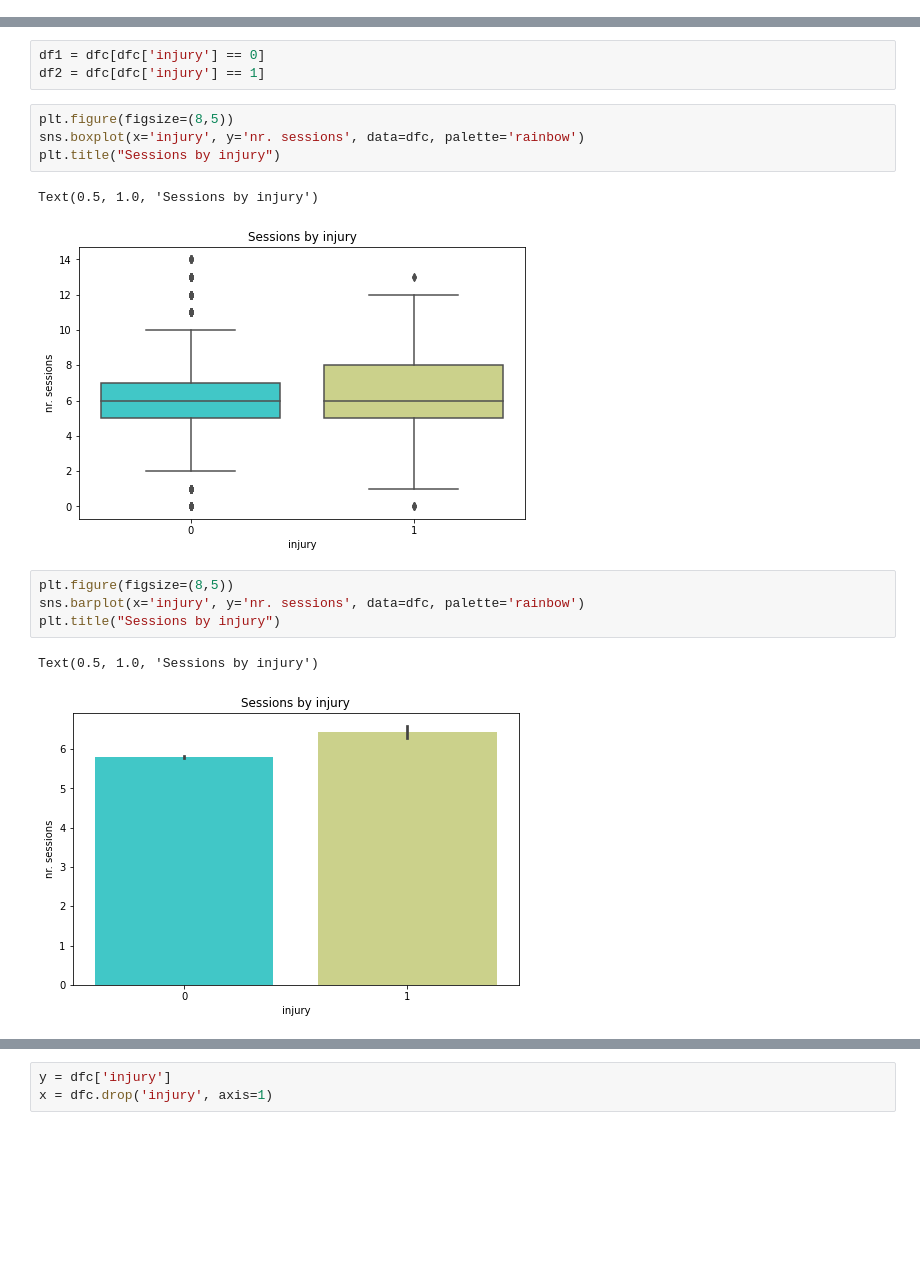
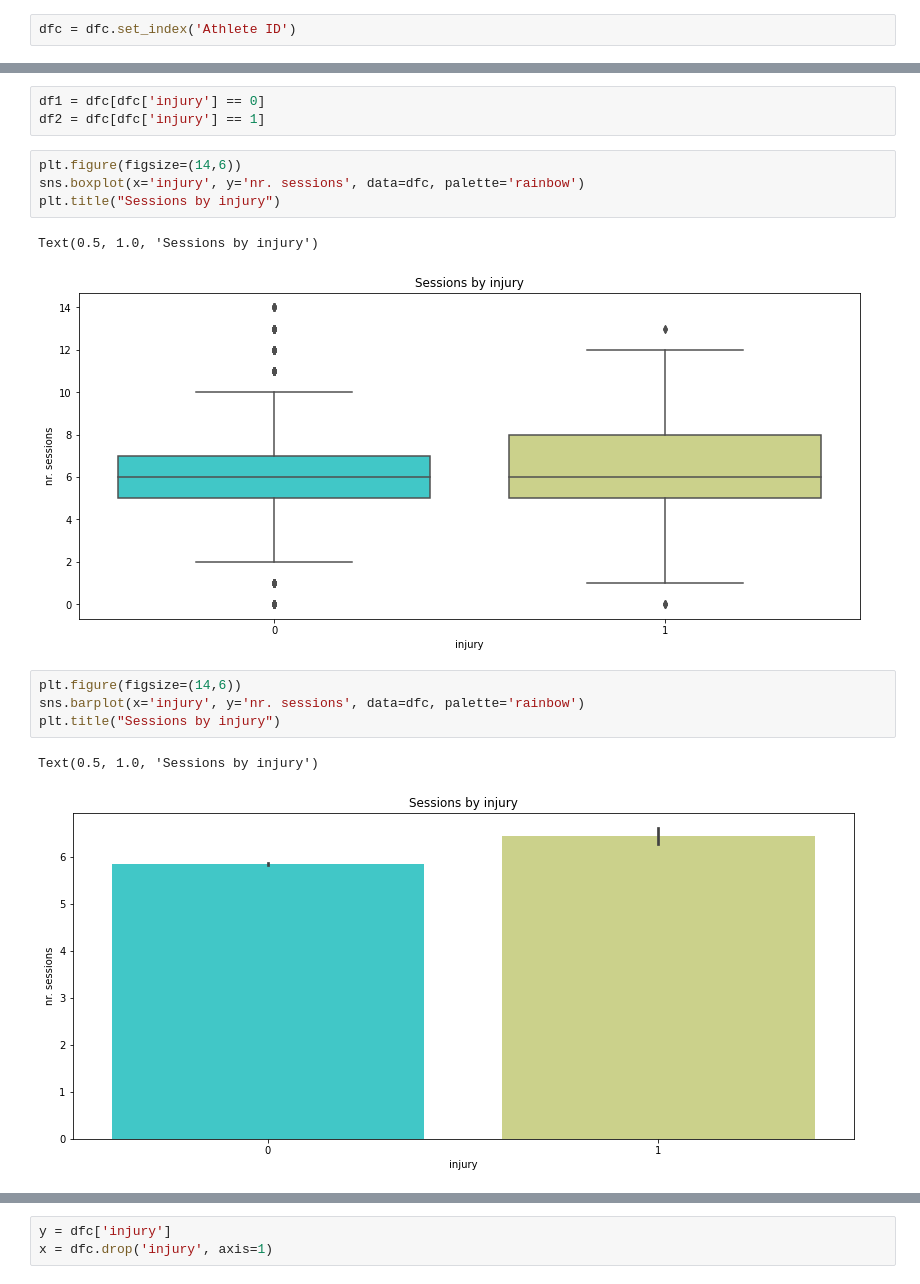
Before and after one commit to YB73/Running-Injury-Prediction, a Jupyter notebook: running-injury-prediction.ipynb, the cells around one changed output, grey strips where cells are left out. Saved outputs shown, nothing was run; the diff lists cells and outputs as text; blank space fills up the shorter version.

```diff
--- a/running-injury-prediction.ipynb
+++ b/running-injury-prediction.ipynb
@@ -214,6 +214,8 @@ df['Athlete ID'].value_counts()
 Name: Athlete ID, Length: 74, dtype: int64
 # %%
 dfc = df.copy()
+# %%
+dfc = dfc.set_index('Athlete ID')
 # %%
 dfc.head()
 # %% [output]
@@ -276,17 +280,17 @@ df.shape
 df1 = dfc[dfc['injury'] == 0]
 df2 = dfc[dfc['injury'] == 1]
 # %%
-plt.figure(figsize=(8,5))
+plt.figure(figsize=(14,6))
 sns.boxplot(x='injury', y='nr. sessions', data=dfc, palette='rainbow')
 plt.title("Sessions by injury")
 # %% [output]
 Text(0.5, 1.0, 'Sessions by injury')
-[figure, old version]
+[figure, new version]
 # %%
-plt.figure(figsize=(8,5))
+plt.figure(figsize=(14,6))
 sns.barplot(x='injury', y='nr. sessions', data=dfc, palette='rainbow')
 plt.title("Sessions by injury")
 # %% [output]
 Text(0.5, 1.0, 'Sessions by injury')
-[figure, old version]
+[figure, new version]
 # %%
```
Also changed, not shown: parts of 24 cells of this notebook.
